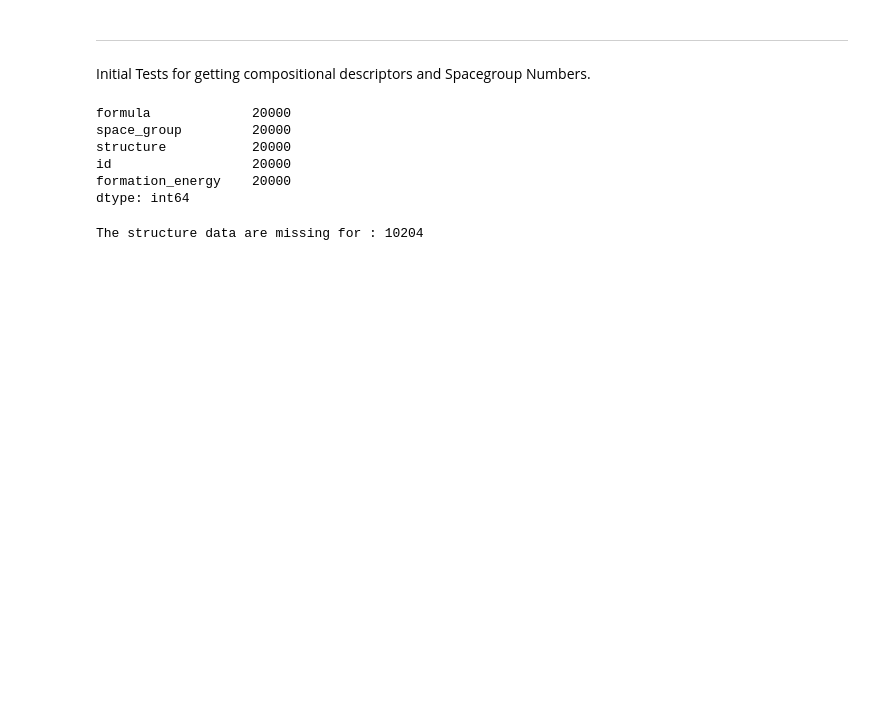
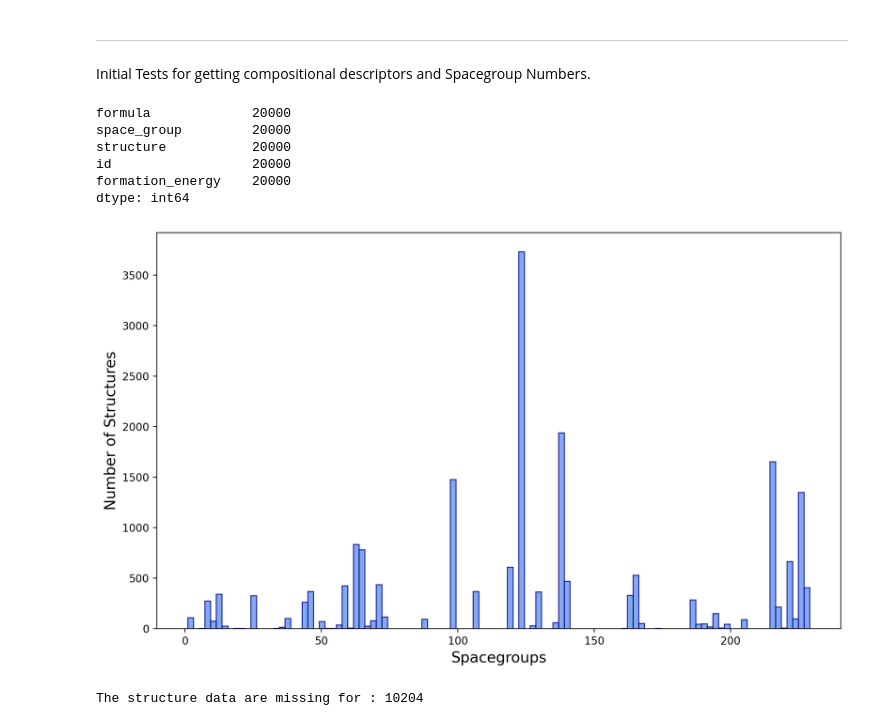
Before and after one commit to Minotakm/hackathon_KRICT, a Jupyter notebook: sandbox.ipynb, the cells around one changed output. Cells and saved outputs as stored; diff of their text form; code cells hidden in the pictures; blank space fills up the shorter version.

```diff
--- a/sandbox.ipynb
+++ b/sandbox.ipynb
@@ -40,3 +48,23 @@ dtype: int64
+# %%
+import matplotlib.pyplot as plt
+
+# Calculate the number of bins based on unique values in the data
+nbins = len(set(plot_data))
+
+# Create the histogram
+plt.figure(dpi=200, figsize=(10, 6))
+plt.hist(plot_data, bins=nbins, color='cornflowerblue', edgecolor='darkblue', alpha=0.8)
+
+# Labels and title
+plt.xlabel('Spacegroups', fontsize=14)
+plt.ylabel('Number of Structures', fontsize=14)
+
+
+# Tight layout for cleaner appearance
+plt.tight_layout()
+plt.show()
+# %% [output]
+[figure, added]
 # %%
 def concatenate_lists(*lists):
 
```
Also changed, not shown: parts of 4 cells of this notebook, 8 other files.
